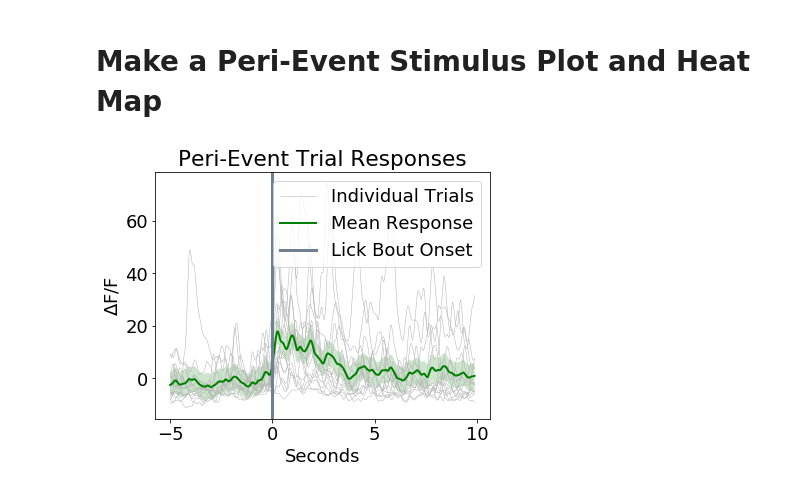
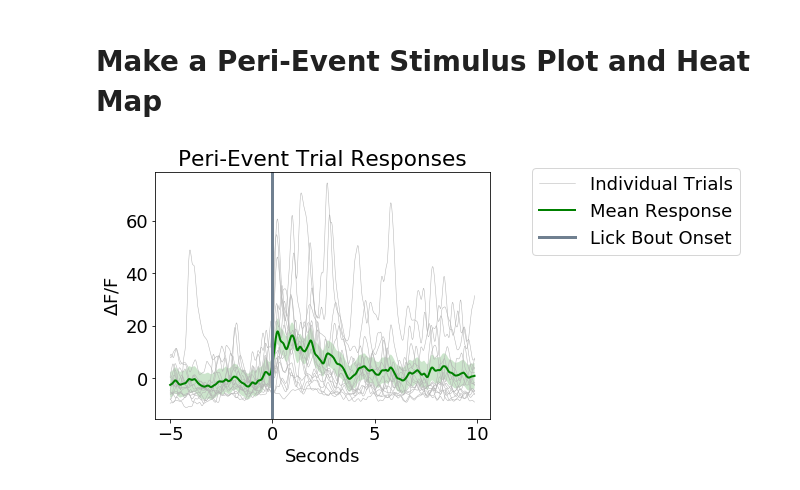
Before and after one commit to tdtneuro/notebookdemos, a Jupyter notebook: LickBouts.ipynb, the cells around one changed output. Cells and saved outputs as stored; diff of their text form; code cells hidden in the pictures.

```diff
--- a/LickBouts.ipynb
+++ b/LickBouts.ipynb
@@ -287,23 +279,23 @@ peri_time = np.linspace(1, len(mean_dFF_snips), len(mean_dFF_snips))/fs - PRE_TI
 # %%
 fig4 = plt.figure(figsize=(6,10))
 ax5 = fig4.add_subplot(211)
 
 for snip in dFF_snips:
     p1, = ax5.plot(peri_time, snip, linewidth=.5, color=[.7, .7, .7], label='Individual Trials')
 p2, = ax5.plot(peri_time, mean_dFF_snips, linewidth=2, color='green', label='Mean Response')
 
 # Plotting standard error bands
 p3 = ax5.fill_between(peri_time, mean_dFF_snips+std_dFF_snips,
                       mean_dFF_snips-std_dFF_snips, facecolor='green', alpha=0.2)
 p4 = ax5.axvline(x=0, linewidth=3, color='slategray', label='Lick Bout Onset')
 
 ax5.axis('tight')
 ax5.set_xlabel('Seconds')
 ax5.set_ylabel(r'$\Delta$F/F')
 ax5.set_title('Peri-Event Trial Responses')
-ax5.legend(handles=[p1, p2, p4], loc='upper right');
+ax5.legend(handles=[p1, p2, p4], bbox_to_anchor=(1.1, 1.05));
 # %% [output]
-[figure, old version]
+[figure, new version]
 # %%
 ax6 = fig4.add_subplot(212)
 cs = ax6.imshow(dFF_snips, cmap=plt.cm.Greys,
```
Also changed, not shown: parts of 12 cells of this notebook.
